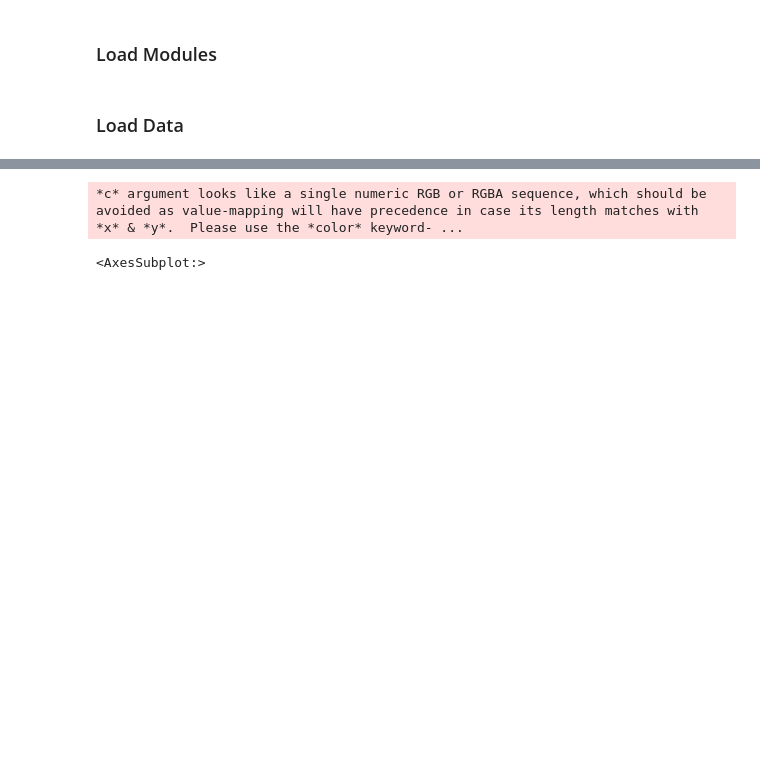
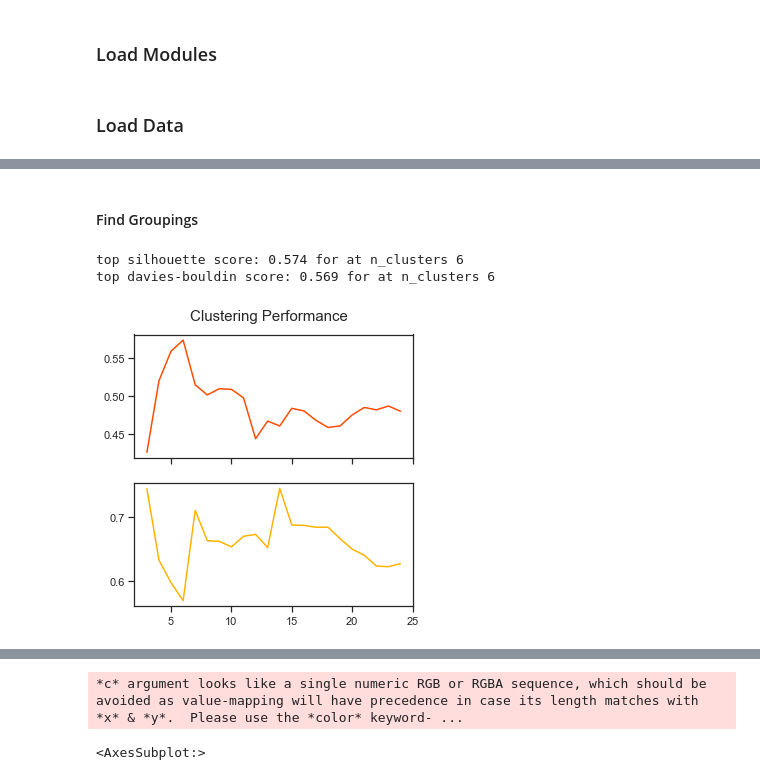
Before and after one commit to sssomani/statins_reddit, a Jupyter notebook: notebooks/BERTopic_statins.ipynb, the cells around one changed output, grey strips where cells are left out. Cells and saved outputs as stored; diff of their text form; code cells hidden in the pictures; blank space fills up the shorter version.

Commit message:
Cleaning up notebooks

```diff
--- a/notebooks/BERTopic_statins.ipynb
+++ b/notebooks/BERTopic_statins.ipynb
@@ -85,0 +106,2 @@ texts_list = texts.to_list()
+# %% [markdown]
+#### Find Groupings
@@ -85,0 +112,36 @@ texts_list = texts.to_list()
+# %%
+from sklearn.metrics import silhouette_score, davies_bouldin_score
+from matplotlib import colormaps as cm
+
+def find_clustering_scores(c_tf_idf_embed, llim=3, ulim=25):
+
+    ss = []
+    db = []
+
+    cluster_arr = np.arange(llim, ulim)
+
+    for n_clusters in cluster_arr:
+        clusters = SpectralClustering(n_clusters=n_clusters, random_state=42).fit_predict(c_tf_idf_embed)
+        ss.append(silhouette_score(c_tf_idf_embed, clusters))
+        db.append(davies_bouldin_score(c_tf_idf_embed, clusters))
+
+    with sns.plotting_context('notebook'):
+        sns.set_style('ticks')
+        fig, ax = plt.subplots(nrows=2, ncols=1, sharex=True, figsize=(5, 5))
+        sns.lineplot(x=cluster_arr, y=ss, palette='autumn', ax=ax[0], color=cm['autumn'](0.3))
+        sns.lineplot(x=cluster_arr, y=db, palette='autumn', ax=ax[1], color=cm['autumn'](0.7))
+        fig.suptitle('Clustering Performance', fontsize=15, y=0.95)
+
+    ideal_n_clusters = cluster_arr[np.argmax(ss)]
+
+    print("top silhouette score: {0:0.3f} for at n_clusters {1}".format(np.max(ss), cluster_arr[np.argmax(ss)]))
+    print("top davies-bouldin score: {0:0.3f} for at n_clusters {1}".format(np.min(db), cluster_arr[np.argmin(db)]))
+
+    return ideal_n_clusters
+# %%
+ideal_n_clusters = find_clustering_scores(c_tf_idf_embed)
+c_tf_idf_embed_clust = SpectralClustering(n_clusters=ideal_n_clusters, random_state=42).fit_predict(c_tf_idf_embed) + 1
+# %% [output]
+top silhouette score: 0.574 for at n_clusters 6
+top davies-bouldin score: 0.569 for at n_clusters 6
+[figure, new version]
```
Also changed, not shown: parts of 129 cells of this notebook, 1 other file.
